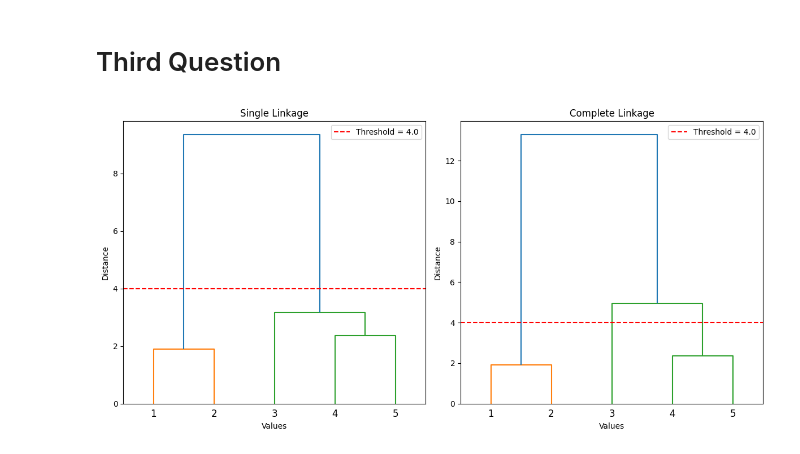
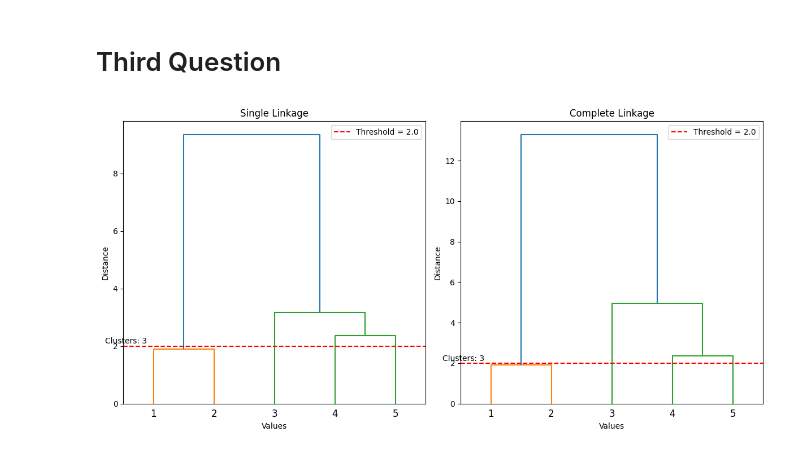
Before and after one commit to MahmoudEssam707/Data-Tools, a Jupyter notebook: Lab Work 2 Last One/Group Assignment 4.ipynb, the cells around one changed output. Drawn from its saved outputs; the diff is of its cells as text; code cells hidden in the pictures.

```diff
--- a/Lab Work 2 Last One/Group Assignment 4.ipynb
+++ b/Lab Work 2 Last One/Group Assignment 4.ipynb
@@ -133,7 +183,7 @@ Point [4 4 0] is assigned to cluster 1
 # %%
 import numpy as np
 import matplotlib.pyplot as plt
-from scipy.cluster.hierarchy import linkage, dendrogram
+from scipy.cluster.hierarchy import linkage, dendrogram, fcluster
 
 # Updated dissimilarity matrix
 P_X = np.array(
@@ -150,33 +200,48 @@ threshold = float(input("Set Threshold for proper: "))
 
 # Perform hierarchical clustering using single linkage
 Z_single = linkage(P_X, method="single")
+
 # Perform hierarchical clustering using complete linkage
 Z_complete = linkage(P_X, method="complete")
+
+# Use fcluster to assign cluster labels based on the threshold
+clusters_single = fcluster(Z_single, t=threshold, criterion="distance")
+clusters_complete = fcluster(Z_complete, t=threshold, criterion="distance")
 
 # Plot dendrogram for single linkage
 plt.figure(figsize=(12, 6))
 plt.subplot(1, 2, 1)
 dendrogram(Z_single, labels=["1", "2", "3", "4", "5"])
 plt.title("Single Linkage")
 plt.xlabel("Values")
 plt.ylabel("Distance")
-
 # Draw a horizontal line at the specified threshold
 plt.axhline(y=threshold, color="r", linestyle="--", label=f"Threshold = {threshold}")
 plt.legend()
+# Center the text on the x-axis
+plt.text(
+    0.5, threshold + 0.1, f"Clusters: {clusters_single[-1]}", color="black", ha="center"
+)
 
 # Plot dendrogram for complete linkage
 plt.subplot(1, 2, 2)
 dendrogram(Z_complete, labels=["1", "2", "3", "4", "5"])
 plt.title("Complete Linkage")
 plt.xlabel("Values")
 plt.ylabel("Distance")
-
 # Draw a horizontal line at the specified threshold
 plt.axhline(y=threshold, color="r", linestyle="--", label=f"Threshold = {threshold}")
 plt.legend()
+# Center the text on the x-axis
+plt.text(
+    0.5,
+    threshold + 0.1,
+    f"Clusters: {clusters_complete[-1]}",
+    color="black",
+    ha="center",
+)
 
 plt.tight_layout()
 plt.show()
 # %% [output]
-[figure, old version]
+[figure, new version]
```
Also changed, not shown: parts of 2 cells of this notebook.
